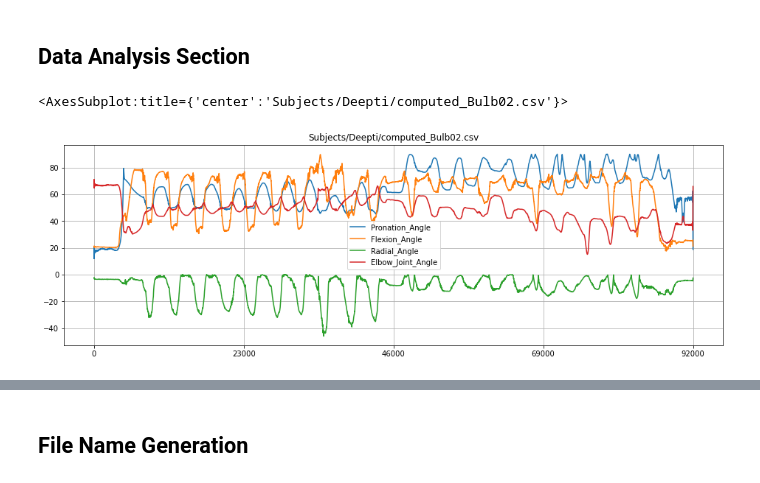
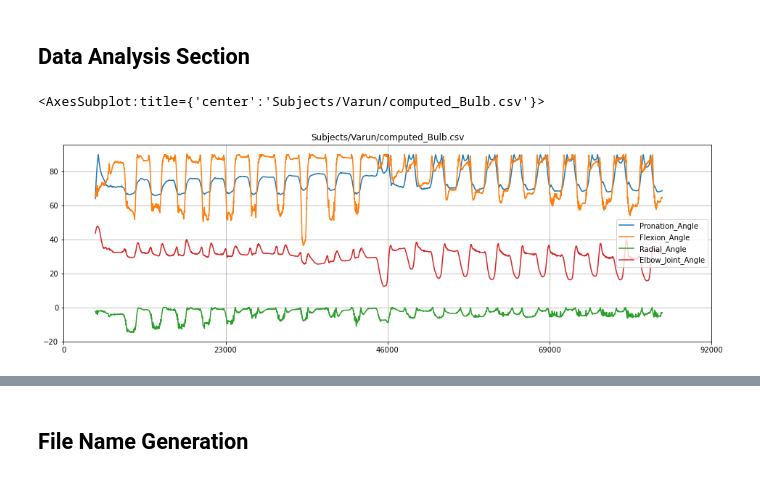
Before and after one commit to fazildgr8/wrist_control_CNN_AWEAR, a Jupyter notebook: Prosup_Classifier.ipynb, the cells around one changed output, grey strips where cells are left out. Drawn from its saved outputs; the diff is of its cells as text; code cells hidden in the pictures.

```diff
--- a/Prosup_Classifier.ipynb
+++ b/Prosup_Classifier.ipynb
@@ -16,14 +16,14 @@ from sklearn.preprocessing import StandardScaler, MinMaxScaler
 # %% [markdown]
 ## Data Analysis Section
 # %%
-file = 'Subjects/Deepti/computed_Bulb02.csv'
+file = 'Subjects/Varun/computed_Bulb.csv'
 emg_labels = ['EMG1','EMG2','EMG3','EMG4','EMG5','EMG6','EMG7','EMG8']
 angle_lables = ['Pronation_Angle','Flexion_Angle',  'Radial_Angle','Elbow_Joint_Angle']
 df = pd.read_csv(file,index_col=0)
-df[angle_lables].plot(figsize=(16,5),title=file,grid=True,xticks=np.linspace(0,len(df),5))
+df[angle_lables][4500:85000].plot(figsize=(16,5),title=file,grid=True,xticks=np.linspace(0,len(df),5))
 # %% [output]
-<AxesSubplot:title={'center':'Subjects/Deepti/computed_Bulb02.csv'}>
+<AxesSubplot:title={'center':'Subjects/Varun/computed_Bulb.csv'}>
-[figure, old version]
+[figure, new version]
 # %%
 b,a = signal.butter(1, 50,fs=2000)
 emg_df = pd.DataFrame(columns=emg_labels)
```
Also changed, not shown: parts of 30 cells of this notebook, 42 other files.
